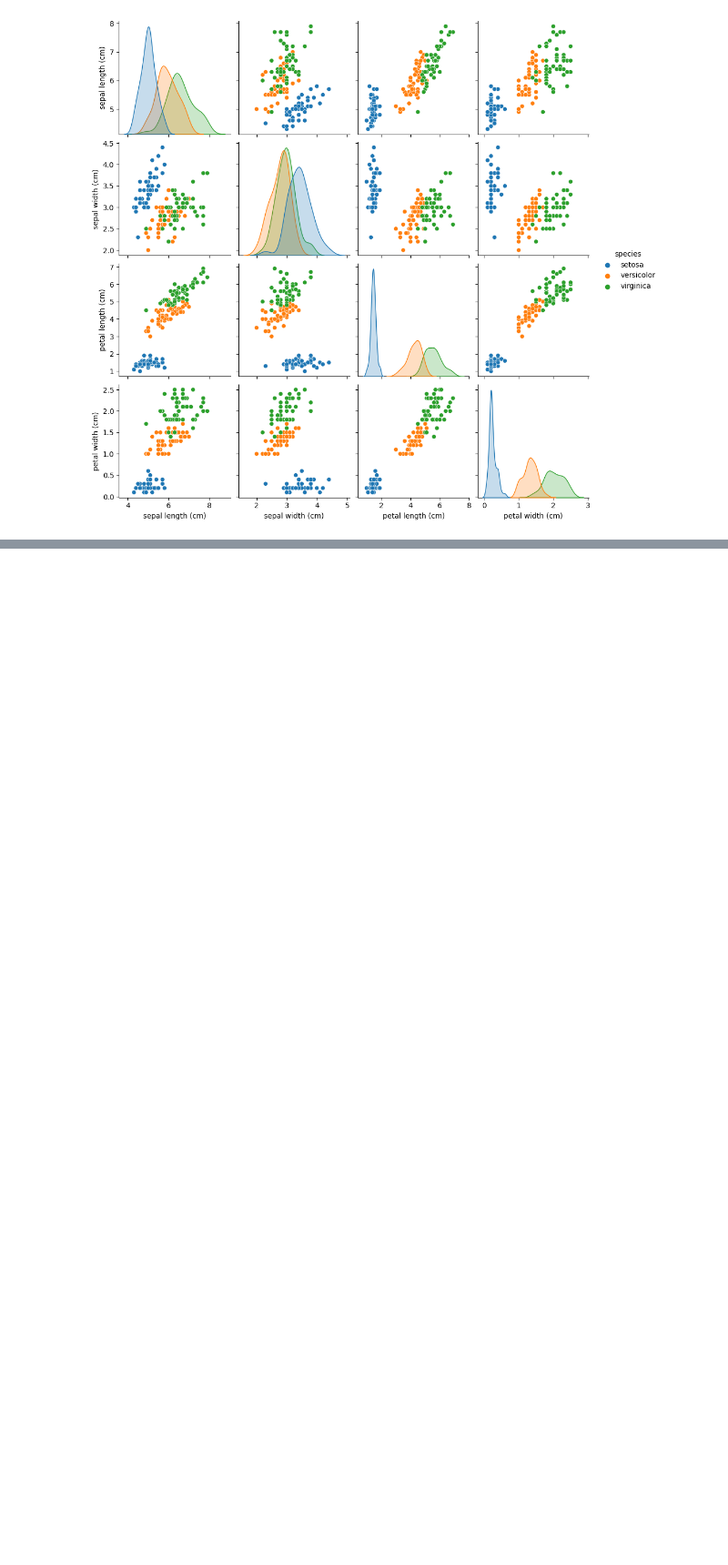
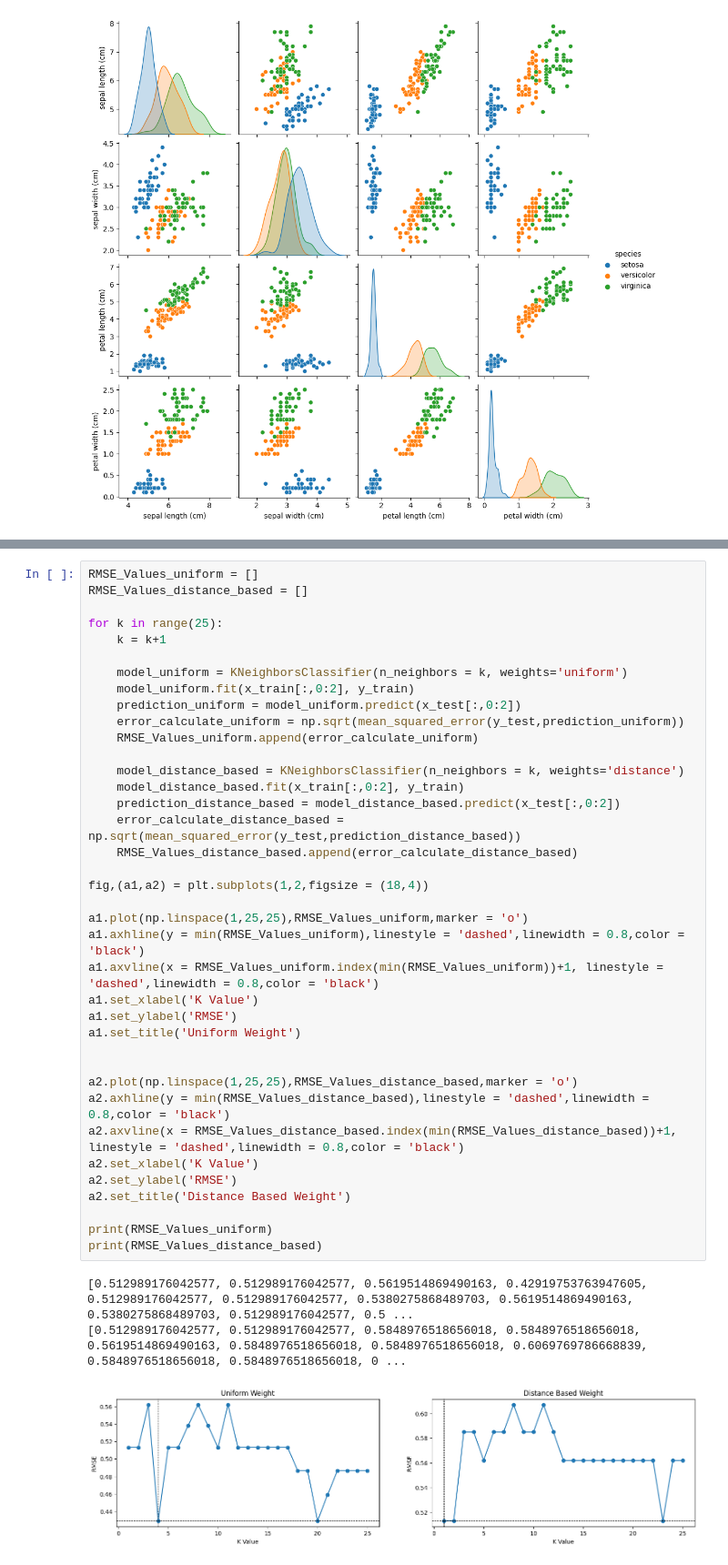
Before and after one commit to chenbin234/DAT405-DIT407-Introduction-to-data-science-and-AI, a Jupyter notebook: Assignment_2/Bingcheng/intro_to_AI_ass2.ipynb, the cells around one changed output, grey strips where cells are left out. Shown at 91% size. Cells and saved outputs as stored; diff of their text form; blank space fills up the shorter version.

```diff
--- a/Assignment_2/Bingcheng/intro_to_AI_ass2.ipynb
+++ b/Assignment_2/Bingcheng/intro_to_AI_ass2.ipynb
@@ -134,0 +137,42 @@ metrics.ConfusionMatrixDisplay.from_predictions(y_test,predictions,cmap = 'BuGn'
+# %%
+RMSE_Values_uniform = []
+RMSE_Values_distance_based = []
+
+for k in range(25):
+    k = k+1
+
+    model_uniform = KNeighborsClassifier(n_neighbors = k, weights='uniform')
+    model_uniform.fit(x_train[:,0:2], y_train)
+    prediction_uniform = model_uniform.predict(x_test[:,0:2])
+    error_calculate_uniform = np.sqrt(mean_squared_error(y_test,prediction_uniform))
+    RMSE_Values_uniform.append(error_calculate_uniform)
+
+    model_distance_based = KNeighborsClassifier(n_neighbors = k, weights='distance')
+    model_distance_based.fit(x_train[:,0:2], y_train)
+    prediction_distance_based = model_distance_based.predict(x_test[:,0:2])
+    error_calculate_distance_based = np.sqrt(mean_squared_error(y_test,prediction_distance_based))
+    RMSE_Values_distance_based.append(error_calculate_distance_based)
+
+fig,(a1,a2) = plt.subplots(1,2,figsize = (18,4))
+
+a1.plot(np.linspace(1,25,25),RMSE_Values_uniform,marker = 'o')
+a1.axhline(y = min(RMSE_Values_uniform),linestyle = 'dashed',linewidth = 0.8,color = 'black')
+a1.axvline(x = RMSE_Values_uniform.index(min(RMSE_Values_uniform))+1, linestyle = 'dashed',linewidth = 0.8,color = 'black')
+a1.set_xlabel('K Value')
+a1.set_ylabel('RMSE')
+a1.set_title('Uniform Weight')
+
+
+a2.plot(np.linspace(1,25,25),RMSE_Values_distance_based,marker = 'o')
+a2.axhline(y = min(RMSE_Values_distance_based),linestyle = 'dashed',linewidth = 0.8,color = 'black')
+a2.axvline(x = RMSE_Values_distance_based.index(min(RMSE_Values_distance_based))+1, linestyle = 'dashed',linewidth = 0.8,color = 'black')
+a2.set_xlabel('K Value')
+a2.set_ylabel('RMSE')
+a2.set_title('Distance Based Weight')
+
+print(RMSE_Values_uniform)
+print(RMSE_Values_distance_based)
+# %% [output]
+[0.512989176042577, 0.512989176042577, 0.5619514869490163, 0.42919753763947605, 0.512989176042577, 0.512989176042577, 0.5380275868489703, 0.5619514869490163, 0.5380275868489703, 0.512989176042577, 0.5 ...
+[0.512989176042577, 0.512989176042577, 0.5848976518656018, 0.5848976518656018, 0.5619514869490163, 0.5848976518656018, 0.5848976518656018, 0.6069769786668839, 0.5848976518656018, 0.5848976518656018, 0 ...
+[figure, added]
```
Also changed, not shown: parts of 4 cells of this notebook.
